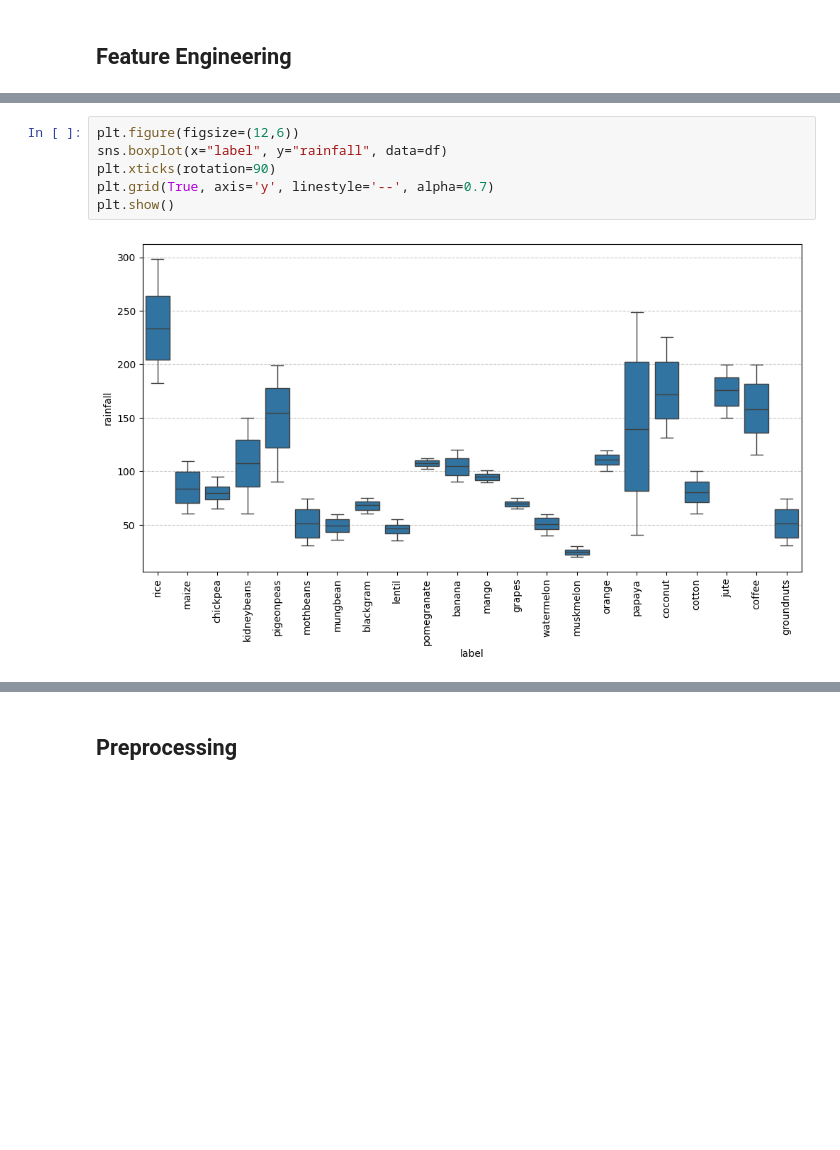
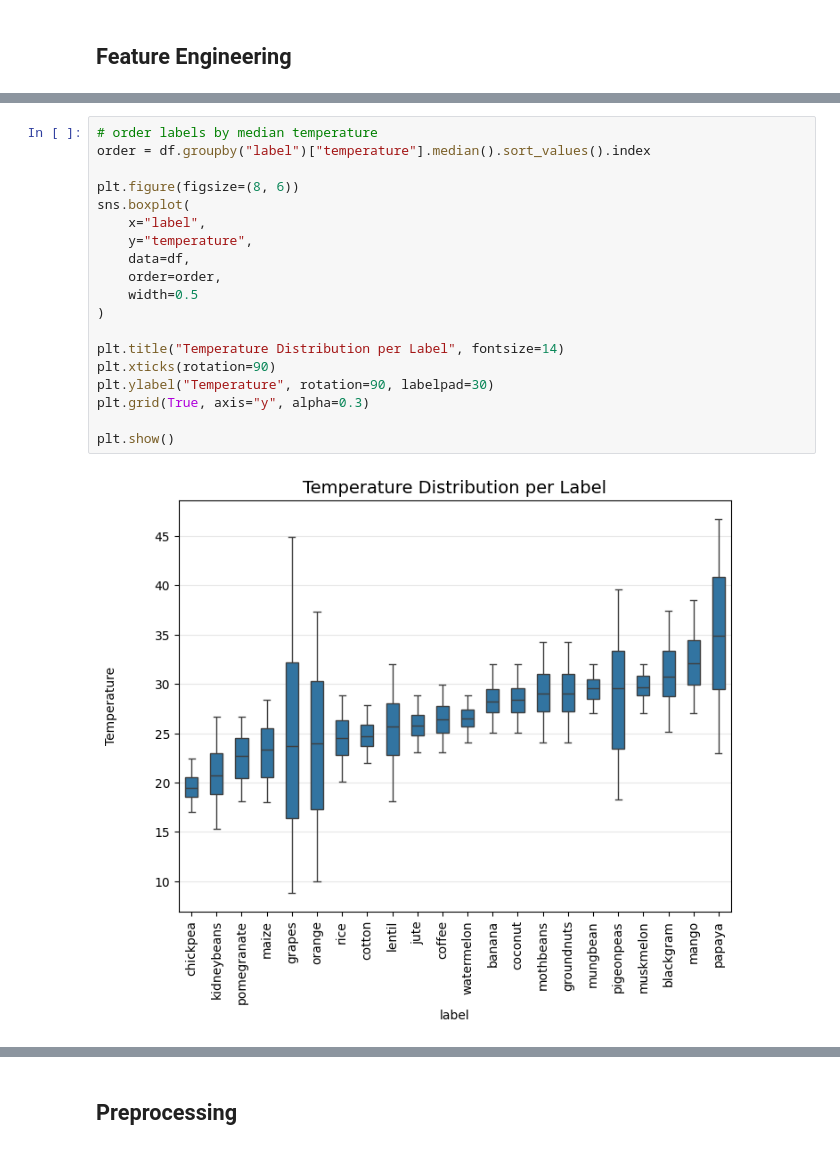
Before and after one commit to MMADUs/Plant-Recommendation-System, a Jupyter notebook: pipeline.ipynb, the cells around one changed output, grey strips where cells are left out. Saved outputs shown, nothing was run; the diff lists cells and outputs as text; blank space fills up the shorter version.

```diff
--- a/pipeline.ipynb
+++ b/pipeline.ipynb
@@ -165,11 +230,24 @@ sns.pairplot(
 # %%
-plt.figure(figsize=(12,6))
-sns.boxplot(x="label", y="rainfall", data=df)
+# order labels by median temperature
+order = df.groupby("label")["temperature"].median().sort_values().index
+
+plt.figure(figsize=(8, 6))
+sns.boxplot(
+    x="label",
+    y="temperature",
+    data=df,
+    order=order,
+    width=0.5
+)
+
+plt.title("Temperature Distribution per Label", fontsize=14)
 plt.xticks(rotation=90)
-plt.grid(True, axis='y', linestyle='--', alpha=0.7)
+plt.ylabel("Temperature", rotation=90, labelpad=30)
+plt.grid(True, axis="y", alpha=0.3)
+
 plt.show()
 # %% [output]
-[figure, old version]
+[figure, new version]
 # %%
 corr = df.corr(numeric_only=True)
 
```
Also changed, not shown: parts of 30 cells of this notebook, 3 other files.
